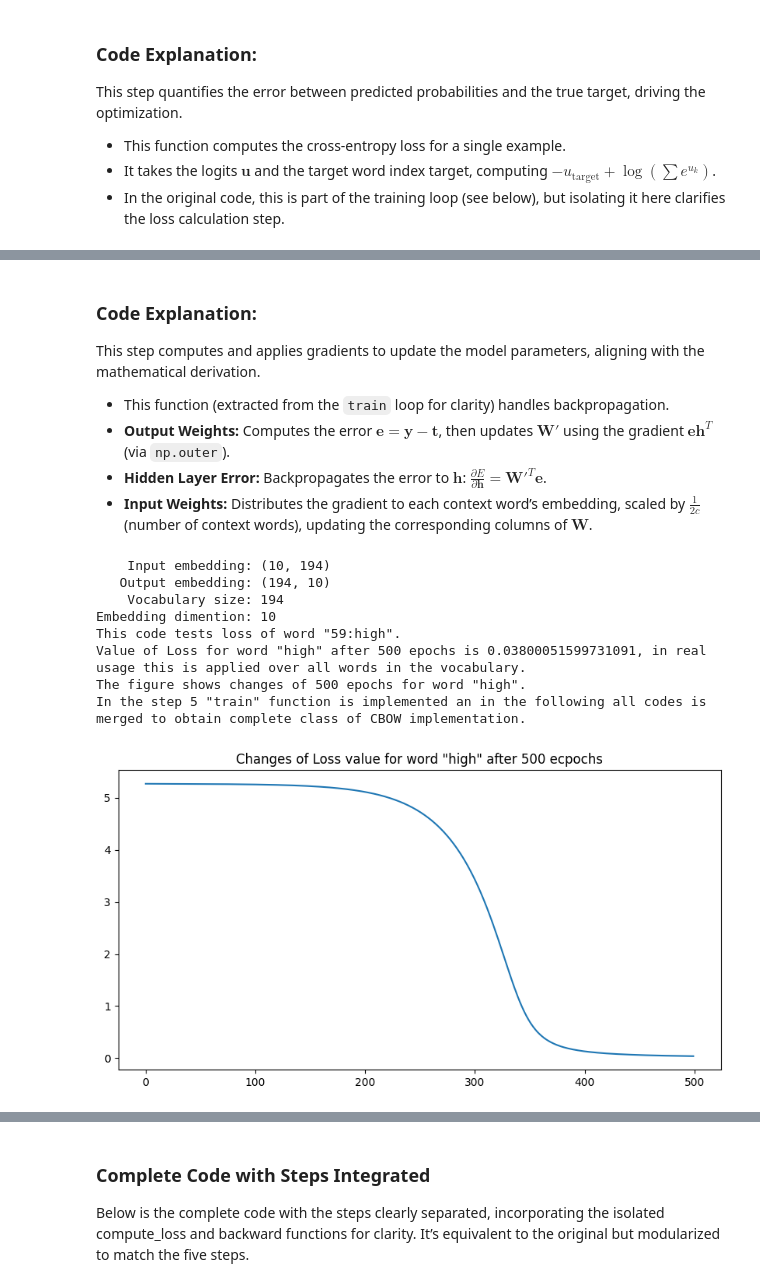
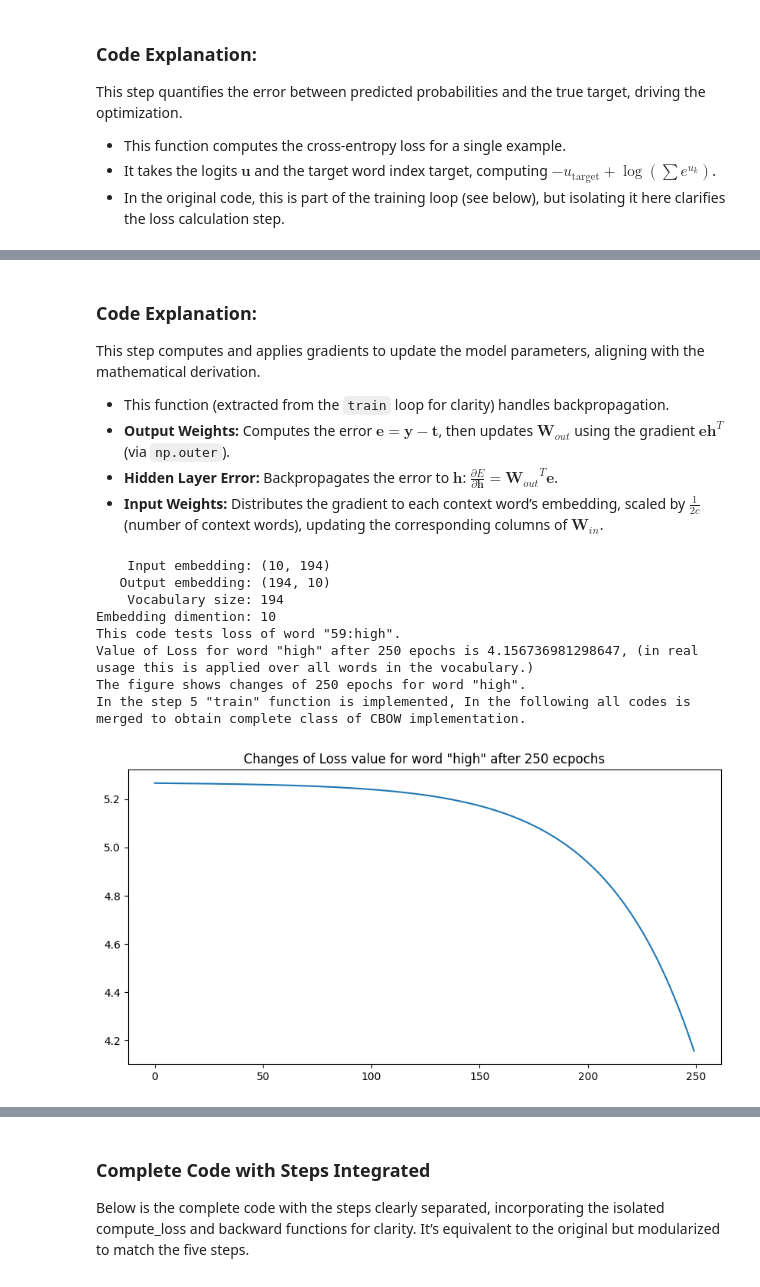
Before and after one commit to abdhmohammadi/NLP, a Jupyter notebook: TextVectorization/CBOW.ipynb, the cells around one changed output, grey strips where cells are left out. Drawn from its saved outputs; the diff is of its cells as text; code cells hidden in the pictures.

Commit message:
CBOW updated

```diff
--- a/TextVectorization/CBOW.ipynb
+++ b/TextVectorization/CBOW.ipynb
@@ -89,10 +90,10 @@ class CBOW:
         # Input embeddings: N x |V|
         self.W = np.random.uniform(low=-0.5 / self.embedding_dim, high= 0.5 / self.embedding_dim,size= (self.embedding_dim, self.vocab_size))
         # Output embeddings: |V| x N
-        self.W_prime = np.random.uniform(low=-0.5 / self.embedding_dim,high= 0.5 / self.embedding_dim,size= (self.vocab_size, self.embedding_dim))
+        self.W_out = np.random.uniform(low=-0.5 / self.embedding_dim,high= 0.5 / self.embedding_dim,size= (self.vocab_size, self.embedding_dim))
 
         print('    Input embedding:',self.W.shape)
-        print('   Output embedding:',self.W_prime.shape)
+        print('   Output embedding:',self.W_out.shape)
         print('    Vocabulary size:',self.vocab_size)
         print('Embedding dimention:', self.embedding_dim)
 
@@ -171,12 +170,13 @@ def forward(self, context_idxs):
 
     h /= len(context_idxs)  # Average
 
-    # Logits z = W_prime @ h
-    z = self.W_prime @ h
+    # Logits u = W_out @ h
+    u = self.W_out @ h
 
     # Softmax y
-    y = softmax(z)
-    return h, z, y
+    y = softmax(u)
+    # h: Average, u:Logits, y:Probability
+    return h, u, y
 # %% [markdown]
 ### Code Explanation:
 This step implements the forward propagation, mapping context words to a probability distribution over the vocabulary for the target word.
@@ -296,13 +317,14 @@ We repeat this for each training example (or batch) over multiple epochs.
 def backward(self, context_idxs, target, h, y):
     # Error: e = y - t (t is one-hot target)
     t = self.one_hot(target)
+
     e = y - t
     # Update W_prime: W_prime -= lr * e.outer(h)
-    dW_prime = np.outer(e, h)
-    self.W_prime -= self.learning_rate * dW_prime
+    dW_out = np.outer(e, h)
+    self.W_out -= self.learning_rate * dW_out
 
     # Backprop to h: dh = W_prime.T @ e
-    dh = self.W_prime.T @ e
+    dh = self.W_out.T @ e
 
     # Update W for each context word
     for ctx in context_idxs:
@@ -312,9 +334,9 @@ def backward(self, context_idxs, target, h, y):
 ### Code Explanation:
 This step computes and applies gradients to update the model parameters, aligning with the mathematical derivation.
 - This function (extracted from the `train` loop for clarity) handles backpropagation.
-- **Output Weights:** Computes the error $ \mathbf{e} = \mathbf{y} - \mathbf{t} $, then updates $ \mathbf{W'} $ using the gradient $ \mathbf{e} \mathbf{h}^T $ (via `np.outer`).
-- **Hidden Layer Error:** Backpropagates the error to $ \mathbf{h} $: $ \frac{\partial E}{\partial \mathbf{h}} = {\mathbf{W'}}^T \mathbf{e} $.
-- **Input Weights:** Distributes the gradient to each context word’s embedding, scaled by $ \frac{1}{2c} $ (number of context words), updating the corresponding columns of $ \mathbf{W} $.
+- **Output Weights:** Computes the error $ \mathbf{e} = \mathbf{y} - \mathbf{t} $, then updates $ \mathbf{W}_{out} $ using the gradient $ \mathbf{e} \mathbf{h}^T $ (via `np.outer`).
+- **Hidden Layer Error:** Backpropagates the error to $ \mathbf{h} $: $ \frac{\partial E}{\partial \mathbf{h}} = {\mathbf{W}_{out}}^T \mathbf{e} $.
+- **Input Weights:** Distributes the gradient to each context word’s embedding, scaled by $ \frac{1}{2c} $ (number of context words), updating the corresponding columns of $ \mathbf{W}_{in} $.
 # %%
 import matplotlib.pyplot as plt
 model = CBOW(corpus, embedding_dim=10, window_size=2, epochs=10, min_count=1)
@@ -322,39 +344,39 @@ model = CBOW(corpus, embedding_dim=10, window_size=2, epochs=10, min_count=1)
 data = model.generate_training_data()
 idx = 10
 context_words = data[idx][0]
 center_word = data[idx][1]
 loss = []
-epochs = 500
+epochs = 250
 e = 0
 for epoch in range(epochs):
     # Returns h: average, z: logits, y: softmax(z)
     h, z, y = forward(model,context_words)
     # Compute loss of given 'center word'
     e = compute_loss(z, center_word)
     # Store errors
     loss.append(e)
 
     # Backprop
     backward(model,context_words, center_word, h, y)
 
 print(f'This code tests loss of word "{center_word}:{model.idx_to_word[center_word]}".')
 print(f'Value of Loss for word "{model.idx_to_word[center_word]}" after {epochs} epochs is {e}, \
-      in real usage this is applied over all words in the vocabulary.')
+(in real usage this is applied over all words in the vocabulary.)')
 print(f'The figure shows changes of {epochs} epochs for word "{model.idx_to_word[center_word]}". \
-      \nIn the step 5 "train" function is implemented an in the following all codes is merged to obtain complete class of CBOW implementation.')
+      \nIn the step 5 "train" function is implemented, In the following all codes is merged to obtain complete class of CBOW implementation.')
 plt.figure(figsize=(10,5))
 plt.title(f'Changes of Loss value for word "{model.idx_to_word[center_word]}" after {epochs} ecpochs')
 plt.plot(loss)
 plt.show()
 # %% [output]
     Input embedding: (10, 194)
    Output embedding: (194, 10)
     Vocabulary size: 194
 Embedding dimention: 10
 This code tests loss of word "59:high".
-Value of Loss for word "high" after 500 epochs is 0.03800051599731091, in real usage this is applied over all words in the vocabulary.
-The figure shows changes of 500 epochs for word "high".
-In the step 5 "train" function is implemented an in the following all codes is merged to obtain complete class of CBOW implementation.
+Value of Loss for word "high" after 250 epochs is 4.156736981298647, (in real usage this is applied over all words in the vocabulary.)
+The figure shows changes of 250 epochs for word "high".
+In the step 5 "train" function is implemented, In the following all codes is merged to obtain complete class of CBOW implementation.
-[figure, old version]
+[figure, new version]
 # %% [markdown]
 ### Step 5: Training
```
Also changed, not shown: parts of 28 cells of this notebook, 1 other file.
